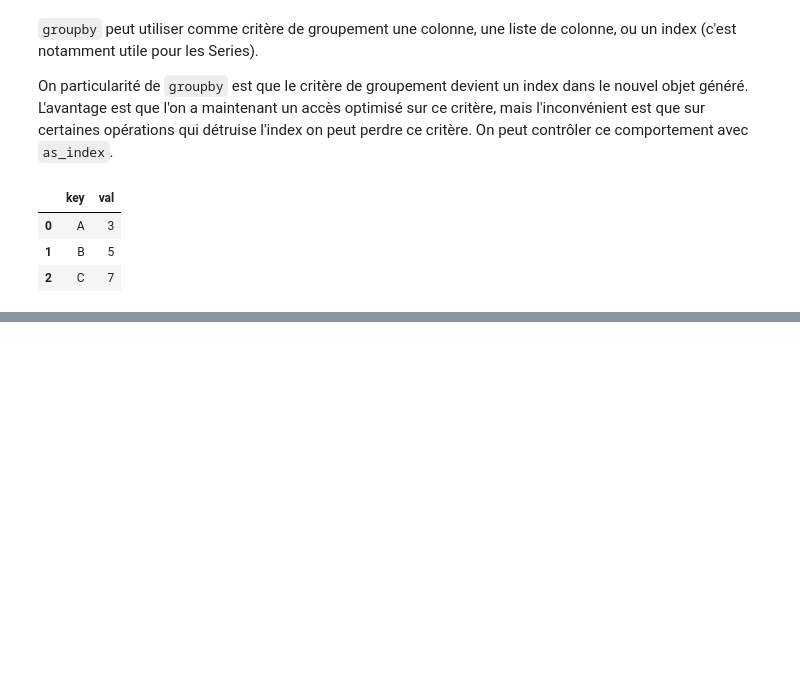
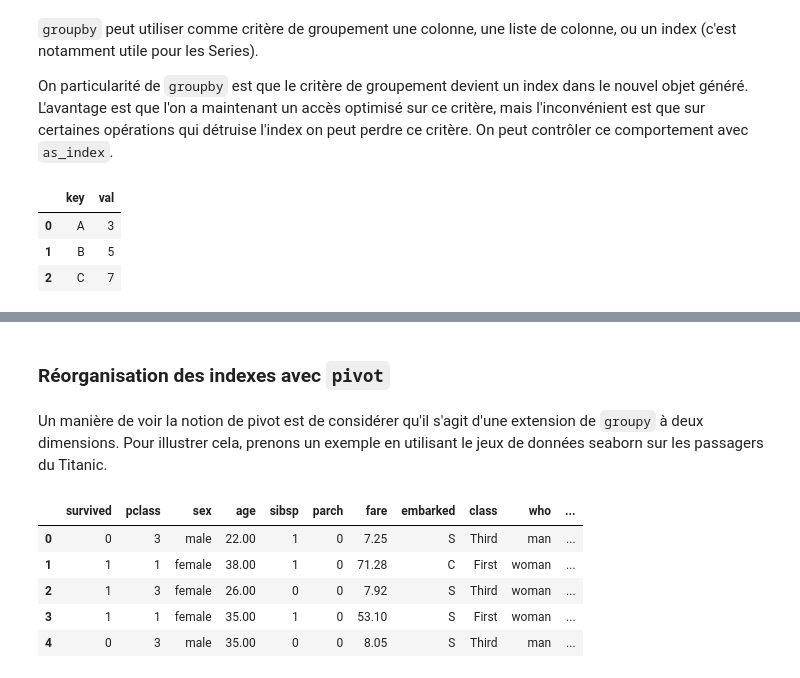
Before and after one commit to flotpython/course, a Jupyter notebook: w7/w7-s3-c04-operations-avancee-pandas.ipynb, the cells around one changed output, grey strips where cells are left out. Drawn from its saved outputs; the diff is of its cells as text; code cells hidden in the pictures; blank space fills up the shorter version.

```diff
--- a/w7/w7-s3-c04-operations-avancee-pandas.ipynb
+++ b/w7/w7-s3-c04-operations-avancee-pandas.ipynb
@@ -396,0 +467,12 @@ g.sum()
+# %%
+# on groupe par jour et on extrait uniquement la colonne 'total_bill'
+# pour chaque groupe
+g = tips.groupby('day')['total_bill']
+
+# on demande à pandas d'afficher les float avec seulement deux chiffres
+# après la virgule
+pd.set_option('display.float_format', '{:.2f}'.format)
+
+# on appelle describe() sur g, mais elle n'est pas définie sur ce objet,
+# elle va donc être appelée sur chaque groupe
+g.describe()
@@ -396,0 +620,16 @@ g.sum()
+# %% [markdown]
+### Réorganisation des indexes avec `pivot`
+# %% [markdown]
+Un manière de voir la notion de pivot est de considérer qu'il s'agit d'une extension de `groupy` à deux dimensions. Pour illustrer cela, prenons un exemple en utilisant le jeux de données seaborn sur les passagers du Titanic.
+# %%
+titanic = sns.load_dataset('titanic')
+# %%
+# regardons le format de ce jeux de données
+titanic.head()
+# %% [output]
+|  | survived | pclass | sex | age | sibsp | parch | fare | embarked | class | who | ... |
+| 0 | 0 | 3 | male | 22.00 | 1 | 0 | 7.25 | S | Third | man | ... |
+| 1 | 1 | 1 | female | 38.00 | 1 | 0 | 71.28 | C | First | woman | ... |
+| 2 | 1 | 3 | female | 26.00 | 0 | 0 | 7.92 | S | Third | woman | ... |
+| 3 | 1 | 1 | female | 35.00 | 1 | 0 | 53.10 | S | First | woman | ... |
+| 4 | 0 | 3 | male | 35.00 | 0 | 0 | 8.05 | S | Third | man | ... |
```
Also changed, not shown: parts of 37 cells of this notebook.
